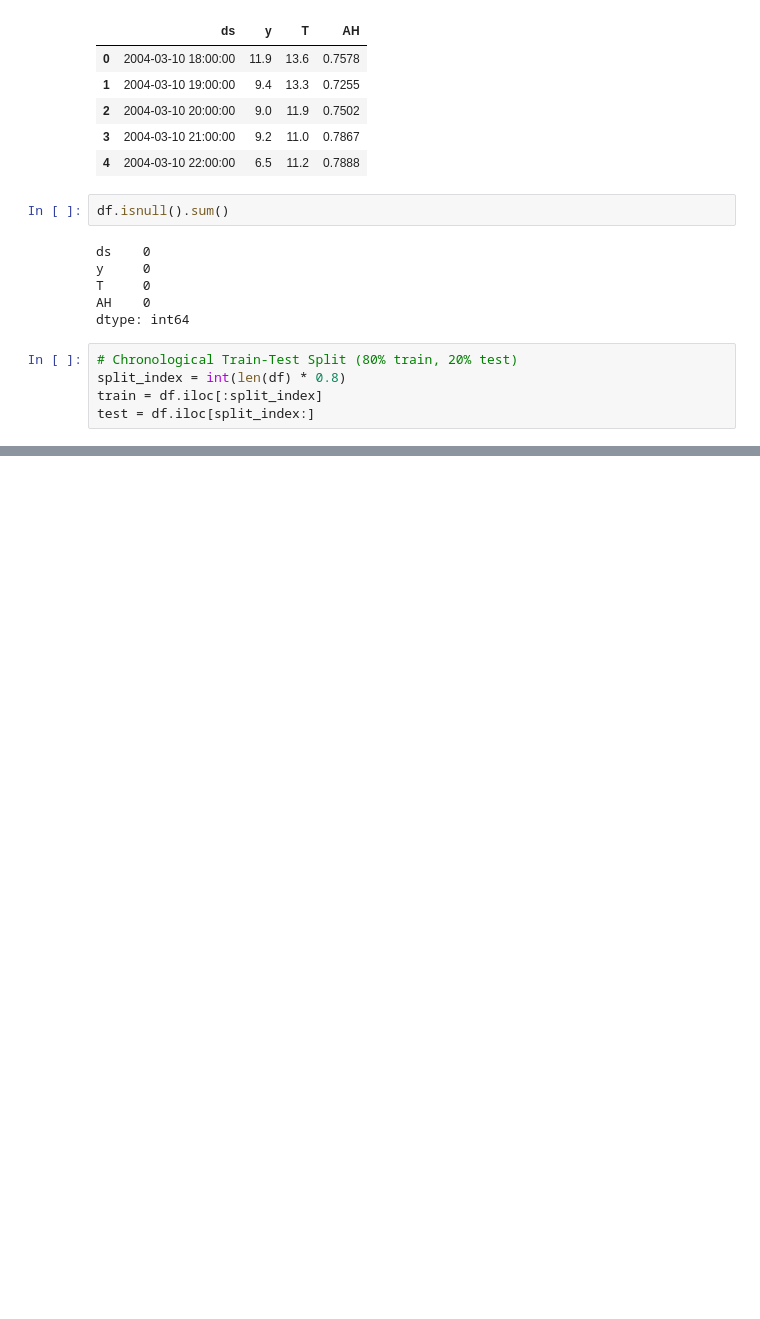
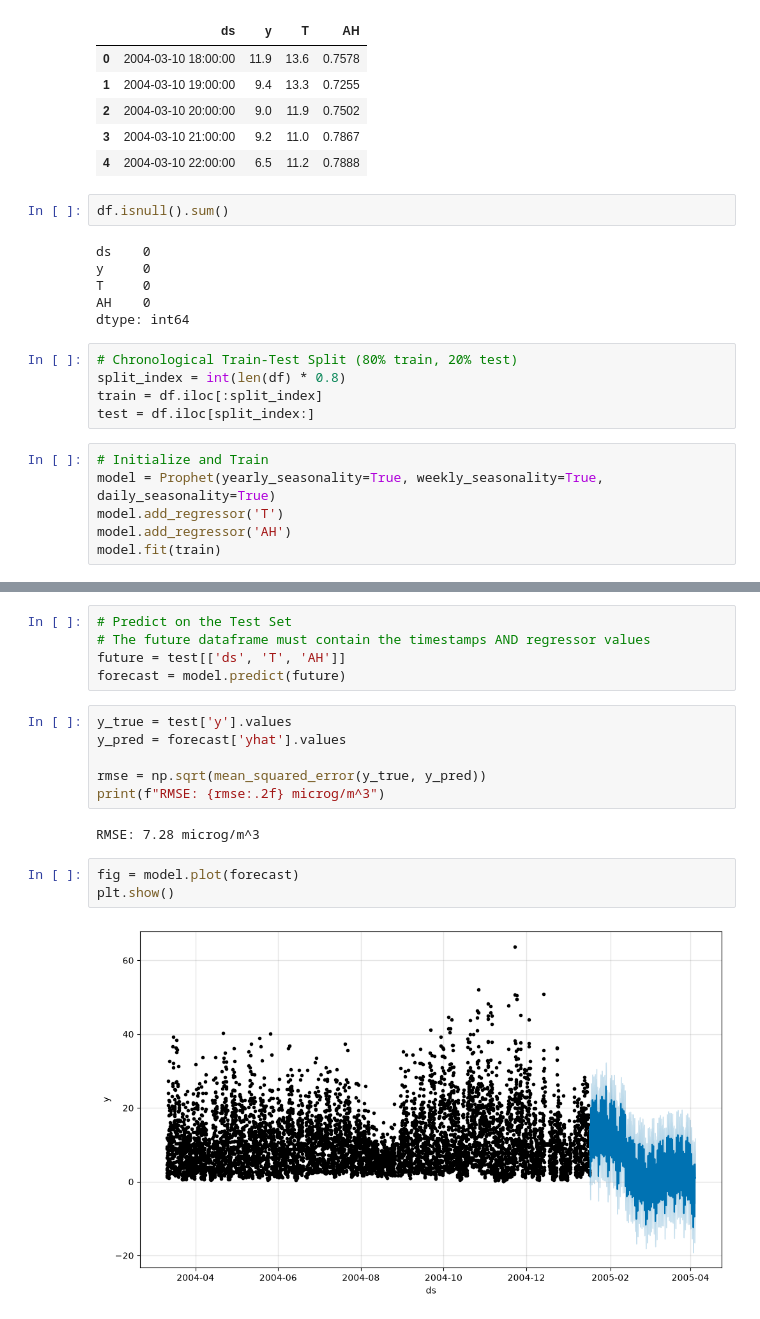
Before and after one commit to Deepanker005/Aqi_Forecast, a Jupyter notebook: AQI Forecast.ipynb, the cells around one changed output, grey strips where cells are left out. Saved outputs shown, nothing was run; the diff lists cells and outputs as text; blank space fills up the shorter version.

Commit message:
Model Tested need to fix Bugs

```diff
--- a/AQI Forecast.ipynb
+++ b/AQI Forecast.ipynb
@@ -427,3 +427,9 @@ dtype: int64
 split_index = int(len(df) * 0.8)
 train = df.iloc[:split_index]
 test = df.iloc[split_index:]
+# %%
+# Initialize and Train
+model = Prophet(yearly_seasonality=True, weekly_seasonality=True, daily_seasonality=True)
+model.add_regressor('T')
+model.add_regressor('AH')
+model.fit(train)
@@ -429,0 +441,18 @@ test = df.iloc[split_index:]
+# %%
+# Predict on the Test Set
+# The future dataframe must contain the timestamps AND regressor values
+future = test[['ds', 'T', 'AH']]
+forecast = model.predict(future)
+# %%
+y_true = test['y'].values
+y_pred = forecast['yhat'].values
+
+rmse = np.sqrt(mean_squared_error(y_true, y_pred))
+print(f"RMSE: {rmse:.2f} microg/m^3")
+# %% [output]
+RMSE: 7.28 microg/m^3
+# %%
+fig = model.plot(forecast)
+plt.show()
+# %% [output]
+[figure, added]
```
Also changed, not shown: parts of 2 cells of this notebook.
